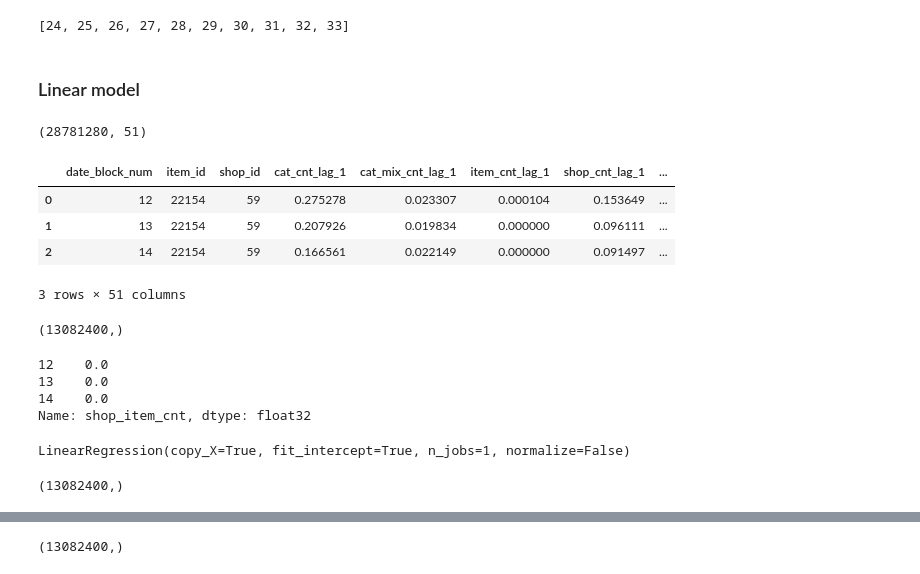
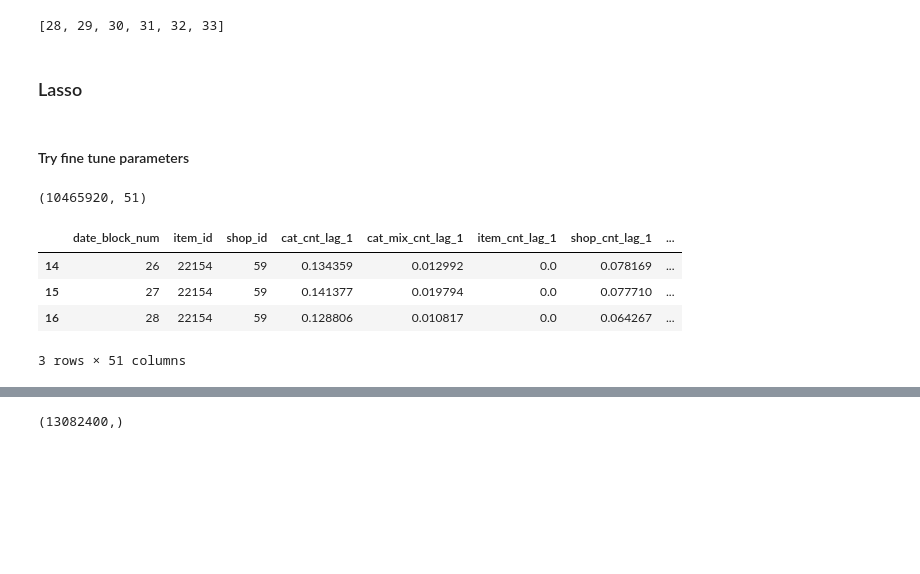
Before and after one commit to xiaoyu7016/my_kaggle, a Jupyter notebook: course/script/2018.10.22 - Tune Lasso features.ipynb, the cells around one changed output, grey strips where cells are left out. Drawn from its saved outputs; the diff is of its cells as text; code cells hidden in the pictures; blank space fills up the shorter version.

Commit message:
lasso param

```diff
--- a/course/script/2018.10.21 - Stacking.ipynb
+++ b/course/script/2018.10.22 - Tune Lasso features.ipynb
@@ -34,9 +37,7 @@ def rmse_clip(y_true, y_pred):
 # %%
 to_drop = ['shop_id','item_id','date_block_num','shop_item_cnt']
 # %%
-val_month = list(range(24,34))
+val_month = list(range(28,34))
 val_month
 # %% [output]
-[24, 25, 26, 27, 28, 29, 30, 31, 32, 33]
+[28, 29, 30, 31, 32, 33]
-# %% [markdown]
-### Linear model
@@ -43,31 +46,16 @@ val_month
+# %% [markdown]
+### Lasso
+# %% [markdown]
+#### Try fine tune parameters
 # %%
 monthly_sales_all = pd.read_hdf(r'../data2/lm_feat_ex_1st_12_month.h5','monthly_sales_all')
+monthly_sales_all = monthly_sales_all[(monthly_sales_all.date_block_num<34) & (monthly_sales_all.date_block_num>=26)]
 print(monthly_sales_all.shape)
 monthly_sales_all[:3]
 # %% [output]
-(28781280, 51)
+(10465920, 51)
 |  | date_block_num | item_id | shop_id | cat_cnt_lag_1 | cat_mix_cnt_lag_1 | item_cnt_lag_1 | shop_cnt_lag_1 | ... |
-| 0 | 12 | 22154 | 59 | 0.275278 | 0.023307 | 0.000104 | 0.153649 | ... |
-| 1 | 13 | 22154 | 59 | 0.207926 | 0.019834 | 0.000000 | 0.096111 | ... |
-| 2 | 14 | 22154 | 59 | 0.166561 | 0.022149 | 0.000000 | 0.091497 | ... |
+| 14 | 26 | 22154 | 59 | 0.134359 | 0.012992 | 0.0 | 0.078169 | ... |
+| 15 | 27 | 22154 | 59 | 0.141377 | 0.019794 | 0.0 | 0.077710 | ... |
+| 16 | 28 | 22154 | 59 | 0.128806 | 0.010817 | 0.0 | 0.064267 | ... |
 3 rows × 51 columns
-# %%
-y_test_all = monthly_sales_all.loc[monthly_sales_all.date_block_num>=val_month[0],'shop_item_cnt']
-print(y_test_all.shape)
-y_test_all[:3]
-# %% [output]
-(13082400,)
-12    0.0
-13    0.0
-14    0.0
-Name: shop_item_cnt, dtype: float32
-# %%
-lm = LinearRegression()
-lm
-# %% [output]
-LinearRegression(copy_X=True, fit_intercept=True, n_jobs=1, normalize=False)
-# %%
-lm_pred = np.zeros(y_test_all.shape,dtype=np.float32)
-lm_pred.shape
-# %% [output]
-(13082400,)
```
Also changed, not shown: parts of 37 cells of this notebook, 2 other files.
